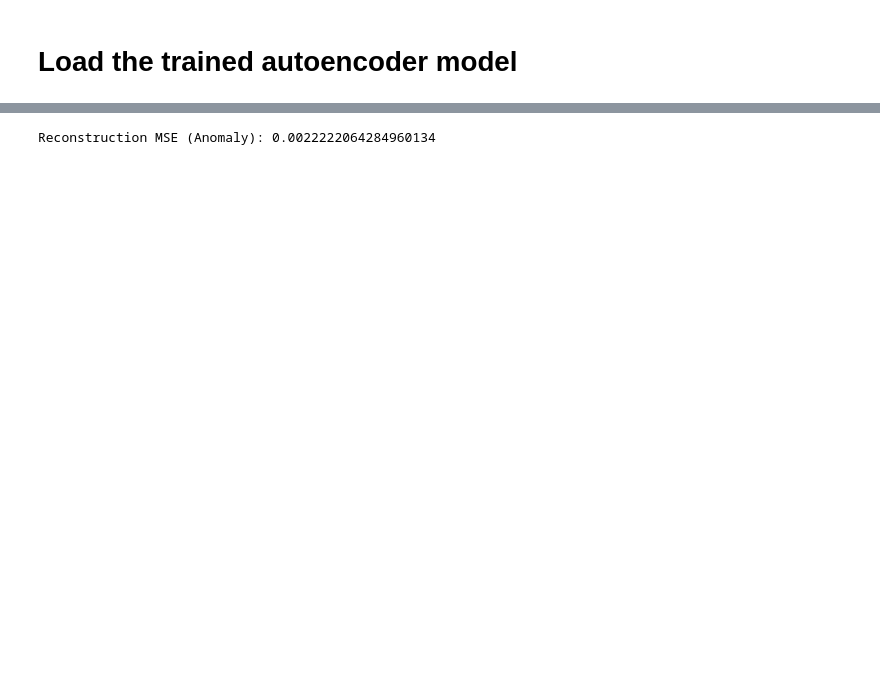
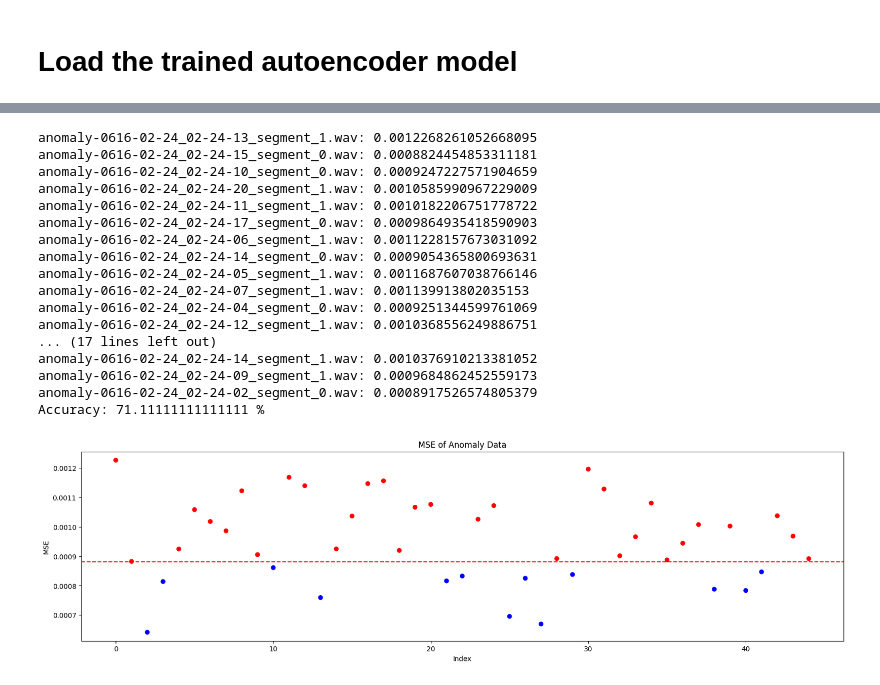
Before and after one commit to BoshiLee/wind_turbin_anomaly_detection, a Jupyter notebook: validate_anomaly.ipynb, the cells around one changed output, grey strips where cells are left out. Drawn from its saved outputs; the diff is of its cells as text; code cells hidden in the pictures; blank space fills up the shorter version.

```diff
--- a/validate_anomaly.ipynb
+++ b/validate_anomaly.ipynb
@@ -142,9 +135,42 @@ for i in tqdm(range(0, len(mel_spectrograms_anomaly_array))):
         mel_spectrograms_anomaly_array_reconstructed[i].reshape(
             mel_spectrograms_anomaly_array_reconstructed[i].shape[0],
             mel_spectrograms_anomaly_array_reconstructed[i].shape[1]),
-        'Original Mel Spectrogram (Anomaly)', 'Reconstructed Mel Spectrogram (Anomaly)' , output_name=f'images/reconstruct_anomaly/{segmented_files_anomaly[i][1]}', save_only=True)
+        'Original Mel Spectrogram (Anomaly)', 'Reconstructed Mel Spectrogram (Anomaly)' , output_name=f'images/reconstruct_anomaly/{segmented_files_anomaly[i][1]}', mse_threshold=mse_threshold, save_only=True)
 # %%
-mse = np.mean((mel_spectrograms_anomaly_array - mel_spectrograms_anomaly_array_reconstructed) ** 2)
-print("Reconstruction MSE (Anomaly):", mse)
+mse_list = []
+mse_threshold = 0.00088033621
+for i in tqdm(range(0, len(mel_spectrograms_anomaly_array))):
+    mse = np.square(mel_spectrograms_anomaly_array[i] - mel_spectrograms_anomaly_array_reconstructed[i]).mean()
+    if mse > mse_threshold:
+        print(f'{segmented_files_anomaly[i][1]}: {mse}')
+    mse_list.append(mse)
+
+# plot mse scatter plot
+plt.figure(figsize=(20, 5))
+# use red color if mse > mse_threshold
+plt.scatter(range(0, len(mse_list)), mse_list, color=['red' if mse > mse_threshold else 'blue' for mse in mse_list])
+plt.axhline(y=mse_threshold, color='r', linestyle='--')
+plt.title('MSE of Anomaly Data')
+plt.xlabel('Index')
+plt.ylabel('MSE')
+plt.savefig('images/mse_anomaly.png')
+print('Accuracy:', len([mse for mse in mse_list if mse > mse_threshold]) / len(mse_list) * 100, '%')
 # %% [output]
-Reconstruction MSE (Anomaly): 0.0022222064284960134
+anomaly-0616-02-24_02-24-13_segment_1.wav: 0.0012268261052668095
+anomaly-0616-02-24_02-24-15_segment_0.wav: 0.0008824454853311181
+anomaly-0616-02-24_02-24-10_segment_0.wav: 0.0009247227571904659
+anomaly-0616-02-24_02-24-20_segment_1.wav: 0.0010585990967229009
+anomaly-0616-02-24_02-24-11_segment_1.wav: 0.0010182206751778722
+anomaly-0616-02-24_02-24-17_segment_0.wav: 0.0009864935418590903
+anomaly-0616-02-24_02-24-06_segment_1.wav: 0.0011228157673031092
+anomaly-0616-02-24_02-24-14_segment_0.wav: 0.0009054365800693631
+anomaly-0616-02-24_02-24-05_segment_1.wav: 0.0011687607038766146
+anomaly-0616-02-24_02-24-07_segment_1.wav: 0.001139913802035153
+anomaly-0616-02-24_02-24-04_segment_0.wav: 0.0009251344599761069
+anomaly-0616-02-24_02-24-12_segment_1.wav: 0.0010368556249886751
+... (17 lines left out)
+anomaly-0616-02-24_02-24-14_segment_1.wav: 0.0010376910213381052
+anomaly-0616-02-24_02-24-09_segment_1.wav: 0.0009684862452559173
+anomaly-0616-02-24_02-24-02_segment_0.wav: 0.0008917526574805379
+Accuracy: 71.11111111111111 %
+[figure, added]
```
Also changed, not shown: parts of 12 cells of this notebook, 5 other files.
